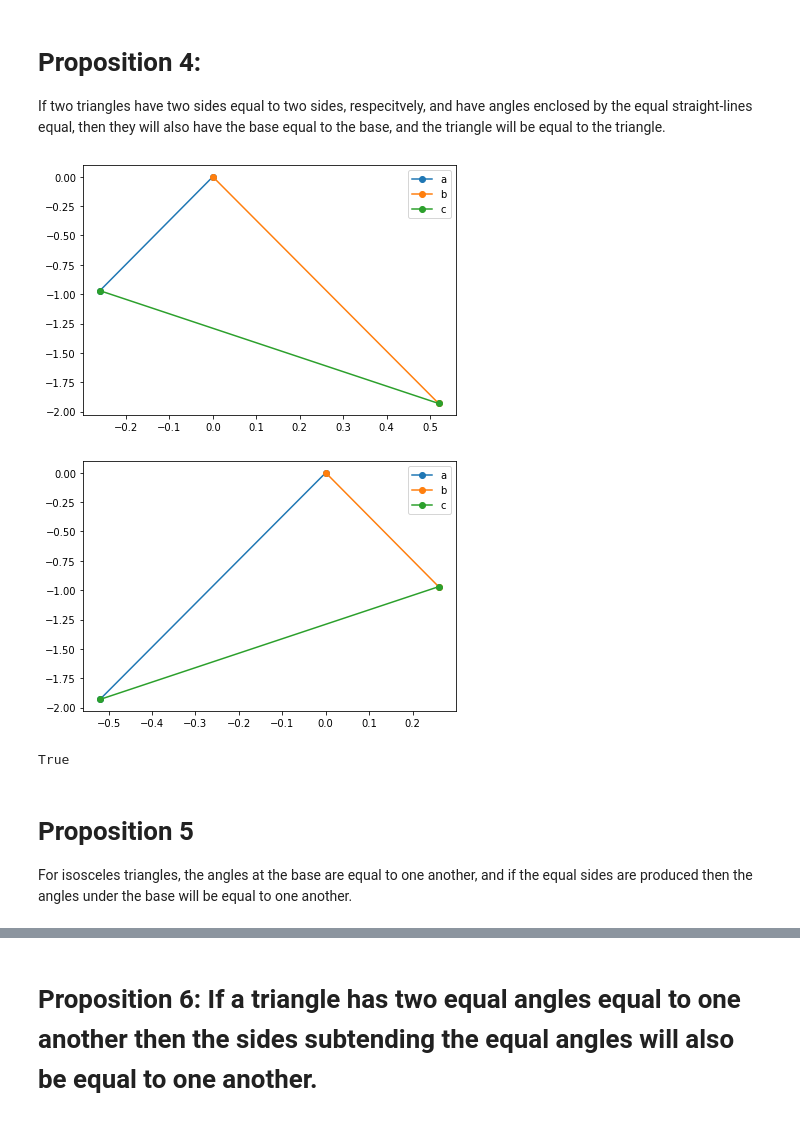
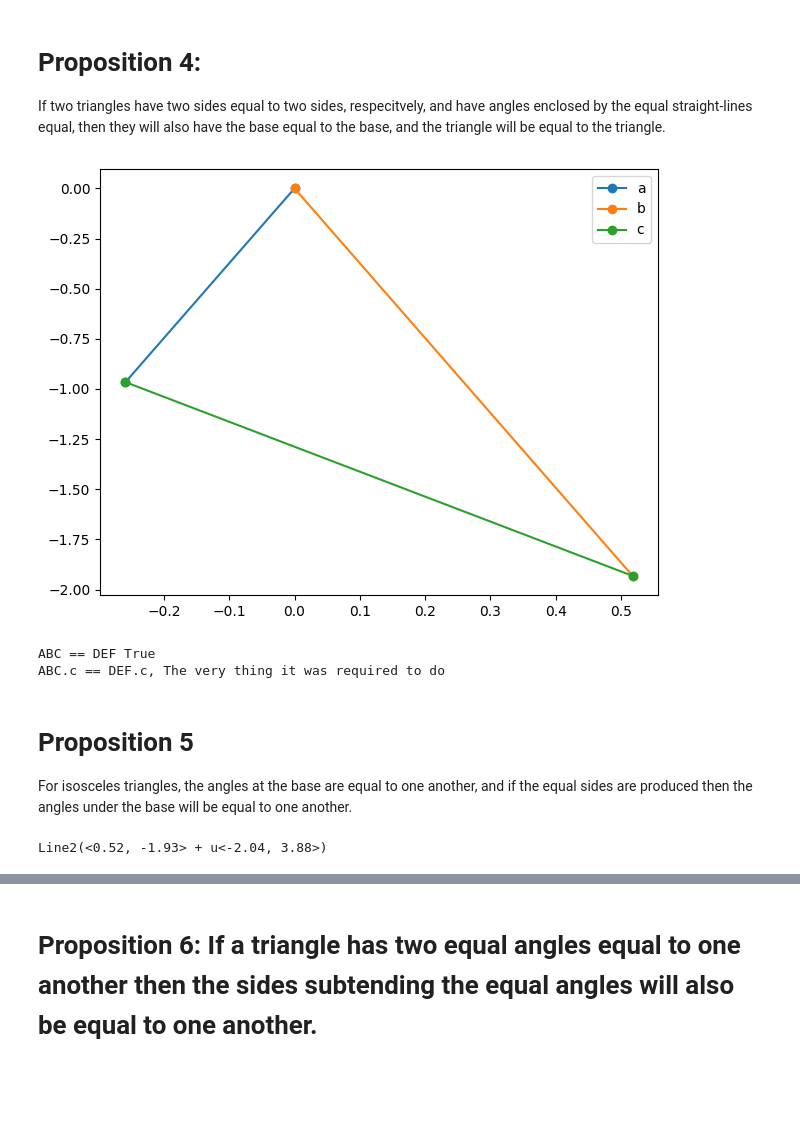
Before and after one commit to jon-bown/euclid, a Jupyter notebook: euclid_s_elements_book_1_prop_1_20.ipynb, the cells around one changed output, grey strips where cells are left out. Drawn from its saved outputs; the diff is of its cells as text; code cells hidden in the pictures; blank space fills up the shorter version.

Commit message:
First attempt at prop 5

```diff
--- a/euclid_s_elements_book_1_prop_1_20.ipynb
+++ b/euclid_s_elements_book_1_prop_1_20.ipynb
@@ -237,6 +237,9 @@ class Line2E(euclid.Line2):
         y = self.p1.y + t * (self.p2.y - self.p1.y)
 
         return Point2E(x, y)
+
+    def __eq__(self, other):
+        return self.__len__() == other.__len__()
     def angle(self, other: euclid.Geometry):
         return self.v.angle(other.v)
     def plot(self):
@@ -356,13 +359,13 @@ class Triangle():
         #construct point apex
         C = Point2E(0,0)
         #construct first side with length S1
-        xb = round(S1 * math.cos(math.radians(270-angle/2)),2)
-        yb = round(S1 * math.sin(math.radians(270-angle/2)),2)
+        xb = S1 * math.cos(math.radians(270-angle/2))
+        yb = S1 * math.sin(math.radians(270-angle/2))
         B = Point2E(xb, yb)
         a = Line2E(C, B)
         #construct next side with length S2 making angle A with side 1
-        x2 = round(S2 * math.cos(math.radians(270+angle/2)), 2)
-        y2 = round(S2 * math.sin(math.radians(270+angle/2)), 2)
+        x2 = S2 * math.cos(math.radians(270+angle/2))
+        y2 = S2 * math.sin(math.radians(270+angle/2))
         A = Point2E(x2, y2)
         b = Line2E(C, A)
         #take two final points and connect with line, pass to constructor
@@ -417,7 +420,8 @@ class Triangle():
         AC = Line2E(A, C)
         AB = Line2E(A, B)
         return cls(AB, BC, AC)
-
+    def __eq__(self, other):
+        return self.a == other.a and self.b == other.b and self.c == other.c and self.alpha == other.alpha and self.beta == other.beta and self.gamma == other.gamma
     def plot(self, title='', full=True, ax=None, annotate=True):
         #should be adapted to length of triangle
         if ax == None:
@@ -651,16 +662,21 @@ T2 = Triangle.SAS(2, 30.0, 1)
-# %%
-#Draw Triangles
-T1.plot()
-# %% [output]
-[figure, removed]
-# %%
-T2.plot()
-# %% [output]
-[figure, removed]
-# %%
-T1.c.__len__() == T2.c.__len__()
-# %% [output]
-True
+# %%
+#Let ABC and DEF be two triangles having the two sides AB and AC equal to DE and DF
+ABC = Triangle.SAS(1, 30.0, 2)
+#Let the angle BAC be equal to the angle EDF (30 degrees)
+DEF = Triangle.SAS(1, 30.0, 2)
+# %%
+ABC.plot(annotate=False)
+# %% [output]
+[figure, added]
+# %%
+#The whole triangle coincides with the whole triangle
+prop4_cond = ABC.c.__len__() == DEF.c.__len__()
+if prop4_cond:
+    print("ABC == DEF", ABC == DEF)
+    print("ABC.c == DEF.c, The very thing it was required to do")
+# %% [output]
+ABC == DEF True
+ABC.c == DEF.c, The very thing it was required to do
 # %% [markdown]
 # Proposition 5
 
@@ -677,0 +700,4 @@ For isosceles triangles, the angles at the base are equal to one another, and if
+# %%
+AG
+# %% [output]
+Line2(<0.52, -1.93> + u<-2.04, 3.88>)
```
Also changed, not shown: parts of 7 cells of this notebook.
